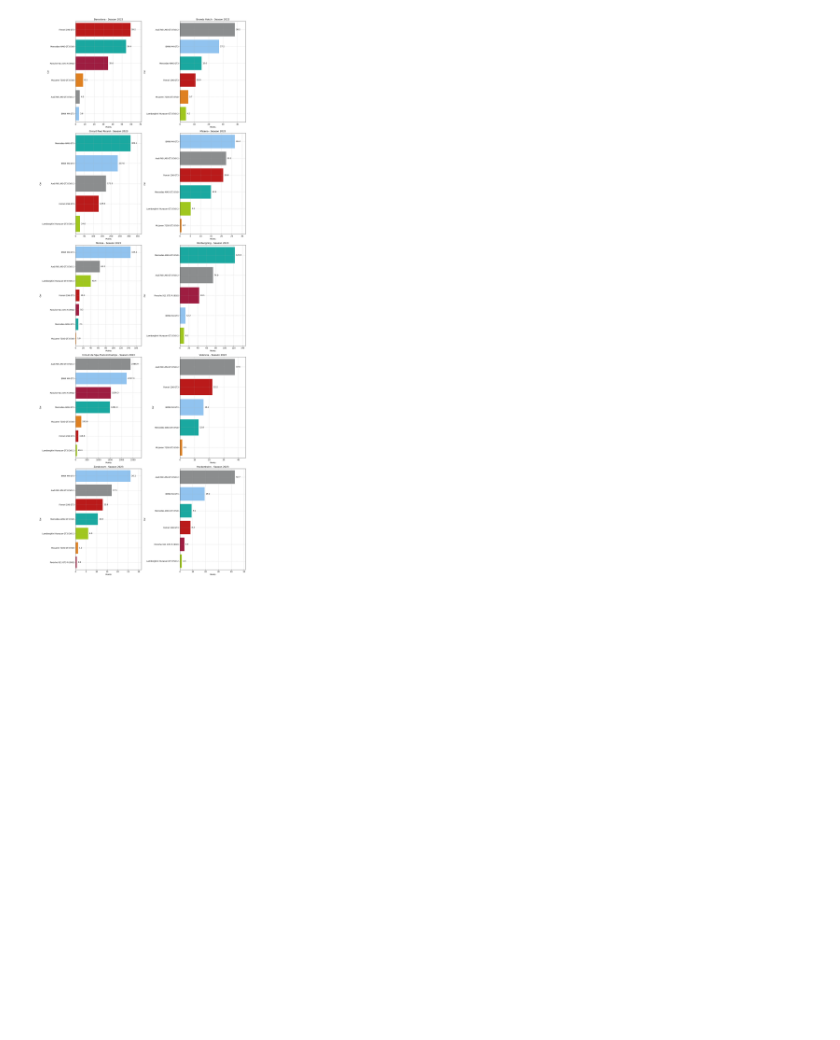
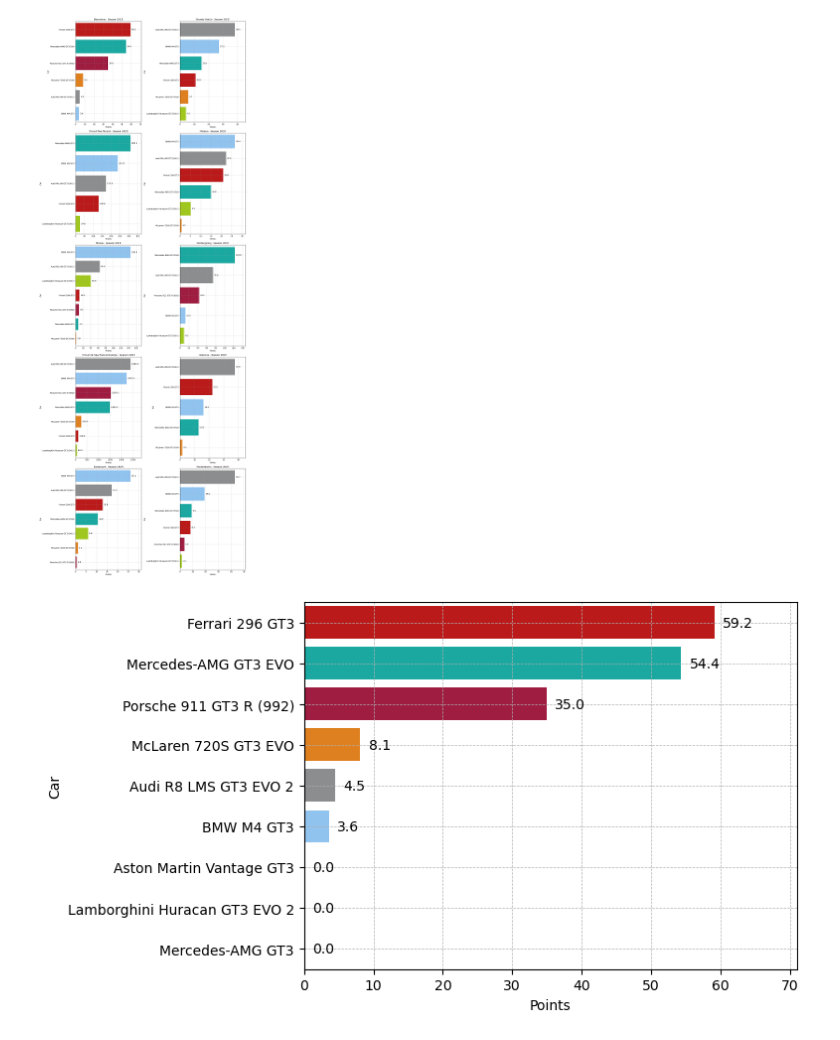
Before and after one commit to S0la1re/GT-World-Challenge-Europe-Data-Analysis, a Jupyter notebook: data_analysis.ipynb, the cells around one changed output. Cells and saved outputs as stored; diff of their text form; code cells hidden in the pictures; blank space fills up the shorter version.

```diff
--- a/data_analysis.ipynb
+++ b/data_analysis.ipynb
@@ -183,6 +158,7 @@ Define overall lider/s by points it's not really suitable. Because some race tra
 # %% [markdown]
 ### Overall lider/s
 # %%
+# Adding specific color for each Manufacturer
 colors ={
     'Aston Martin Vantage AMR GT3' : '#004225',
     'Aston Martin Vantage GT3': '#004225',
@@ -207,6 +183,7 @@ colors ={
 }
 
 
+# Function to plot summary graph to identify season(s) leaders
 def plot_summary(data, title_suffix):
     summary_data = data.groupby('Car')['Points'].sum().sort_values(ascending=False).reset_index()
     fig, ax = plt.subplots(figsize=(10, 8))
@@ -216,14 +193,22 @@ def plot_summary(data, title_suffix):
     adjust_text_positions(ax, summary_data['Points'])
     plt.show()
 
+# Function to plot result on individal track
+def plot_individual_track(data, ax=None, title=""):
+    # Create a new chart if ax is not provided
+    if ax is None:
+        fig, ax = plt.subplots()
 
-def plot_individual_track(data, ax, title):
     sns.barplot(x='Points', y='Car', data=data, hue='Car', palette=colors, ax=ax, legend=False)
     ax.grid(True, which='both', linestyle='--', linewidth=0.5)
     ax.set_title(title)
-    adjust_text_positions(ax, data['Points'])
+    adjust_text_positions(ax, data['Points'])  # Предполагается, что это ваша кастомная функция
 
+    # Show a graph if the function is called separately
+    if ax is None:
+        plt.show()
 
+# Function for adjusting text positions to improve readability.
 def adjust_text_positions(ax, points):
     max_points = points.max()
     ax.set_xlim(0, max_points * 1.20)  # Increase maximum 20% for text
@@ -239,6 +224,7 @@ def adjust_text_positions(ax, points):
 
 
 
+# Function to plot all results on all tracks in race season(s)
 def plot_tracks(df, season, summary=False):
 
     if season == "All":
@@ -279,3 +265,8 @@ plot_tracks(normalized_points_sum, 2023, summary=False)  # Графики для
 # %% [output]
 [figure]
 [figure]
+# %%
+plot_individual_track(normalized_points_sum[(normalized_points_sum['Meeting'] == 'Barcelona') &
+                                            (normalized_points_sum['Season'] == 2023)], title='')
+# %% [output]
+[figure, added]
```
Also changed, not shown: parts of 10 cells of this notebook.
